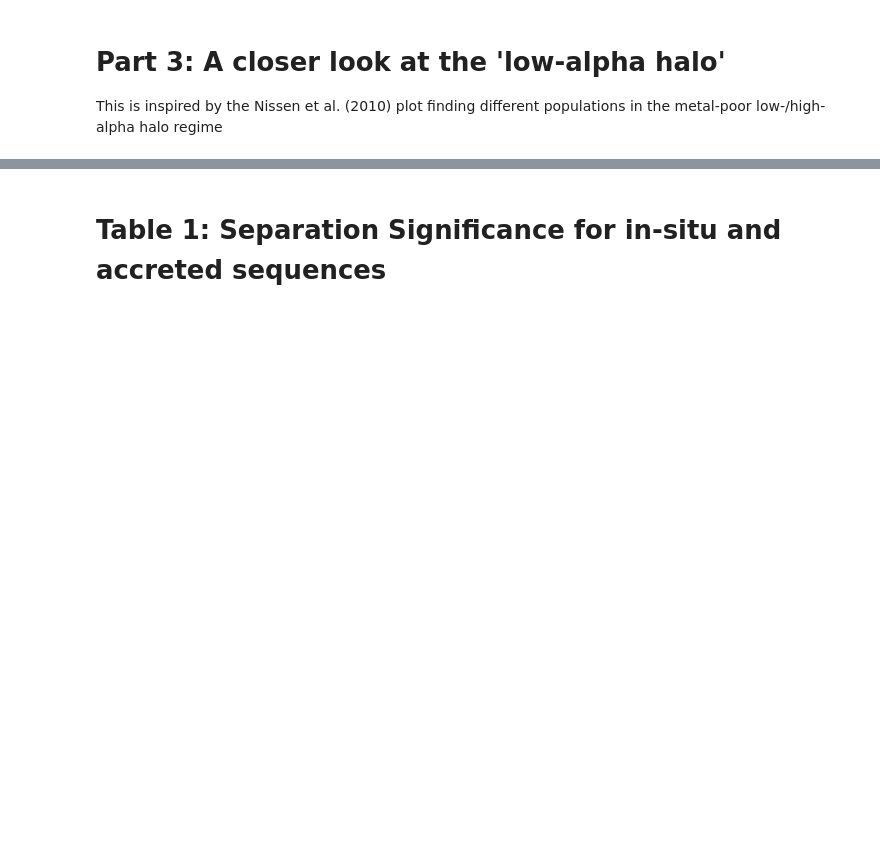
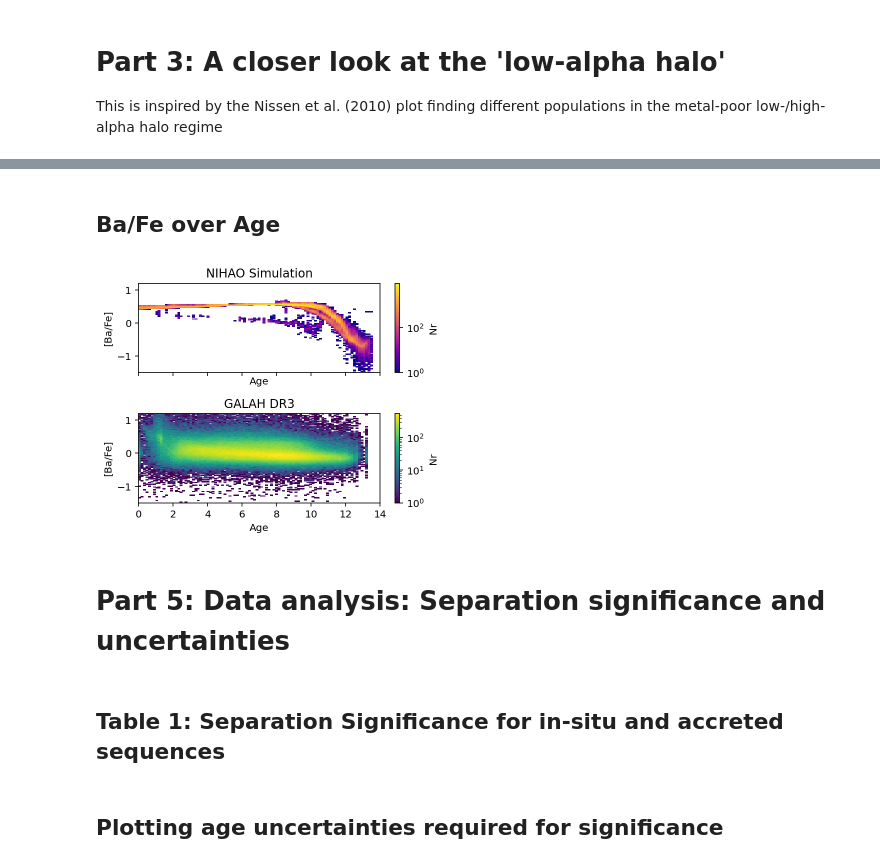
Before and after one commit to svenbuder/Accretion_Clues_ObsSim, a Jupyter notebook: mijnarends_2022_accretion_clues_simulation.ipynb, the cells around one changed output, grey strips where cells are left out. Cells and saved outputs as stored; diff of their text form; code cells hidden in the pictures; blank space fills up the shorter version.

```diff
--- a/mijnarends_2022_accretion_clues_simulation.ipynb
+++ b/mijnarends_2022_accretion_clues_simulation.ipynb
@@ -267,2 +444,58 @@ plot_low_alpha_halo()
+# %% [markdown]
+## Ba/Fe over Age
+# %%
+f, gs = plt.subplots(2,1,figsize=(5,4),sharex=True,sharey=True)
+
+# Simulation data
+ax = gs[0]
+p, x, y, s = ax.hist2d(
+
+    # Ensuring plots are over age, and consistent with b_age_step
+    13.8 - sim['tform'],
+    sim['Ba_H']-sim['Fe_H'],
+    bins = (np.linspace(0, 14, 100), np.linspace(-1.5, 1.2, 100)),
+    cmin = 1,
+    norm = colors.LogNorm()
+
+
+);
+c = plt.colorbar(s, ax=ax)
+c.set_label('Nr')
+ax.set_xlabel('Age')
+s.set_cmap('plasma')
+ax.set_ylabel('[Ba/Fe]')
+ax.set_title('NIHAO Simulation')
+plt.tight_layout()
+
+# Quality cut of GALAH data
+quality_cut = (
+    (obs['flag_sp'] == 0) &
+    (obs['flag_fe_h'] == 0)
+    #(data['flag_'+element+'_fe'] == 0)
+)
+
+# Observational data
+ax = gs[1]
+p, x, y, s = ax.hist2d(
+    obs['age_bstep'][quality_cut],
+    obs['Ba_fe'][quality_cut],
+    bins = (np.linspace(0,14,100),np.linspace(-1.5,1.2,100)),
+    cmin = 1,
+    norm = colors.LogNorm()
+);
+
+
+c = plt.colorbar(s, ax=ax)
+c.set_label('Nr')
+ax.set_xlabel('Age')
+ax.set_ylabel('[Ba/Fe]')
+ax.set_title('GALAH DR3')
+plt.tight_layout()
+
+plt.savefig('Ba_Fe_time.png',dpi=200,bbox_inches='tight')
+# %% [output]
+[figure, added]
+# %% [markdown]
+# Part 5: Data analysis: Separation significance and uncertainties
 # %% [markdown]
-# Table 1: Separation Significance for in-situ and accreted sequences
+## Table 1: Separation Significance for in-situ and accreted sequences
@@ -268,0 +551,2 @@ plot_low_alpha_halo()
+# %% [markdown]
+## Plotting age uncertainties required for significance
```
Also changed, not shown: parts of 12 cells of this notebook.
